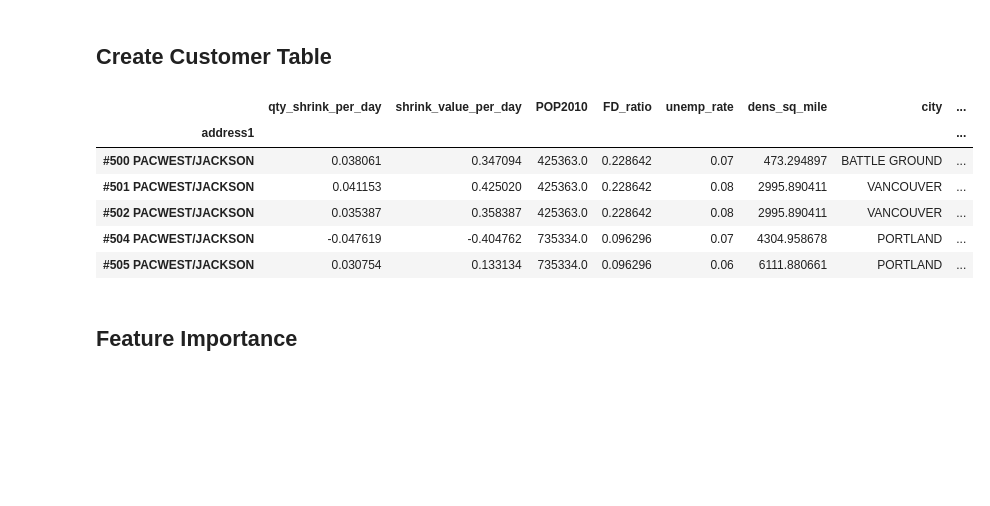
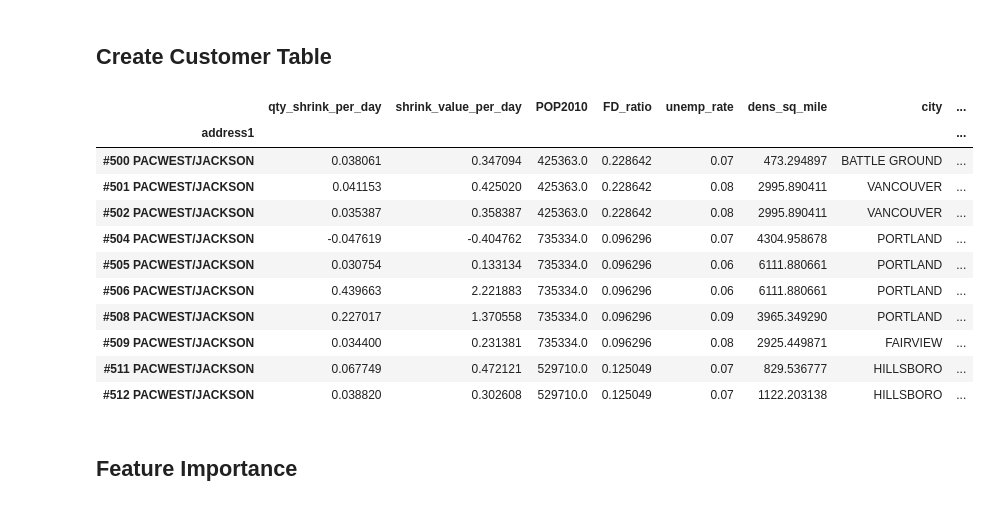
Before and after one commit to lukeolson13/capstone, a Jupyter notebook: customer_segmentation.ipynb, the cells around one changed output. Cells and saved outputs as stored; diff of their text form; code cells hidden in the pictures; blank space fills up the shorter version.

```diff
--- a/customer_segmentation.ipynb
+++ b/customer_segmentation.ipynb
@@ -71,3 +77,25 @@ def silhouette(clusters, ss_arr):
+# %%
+def days_between_visits(row, df):
+    add = row.name
+    foo = df[ df.address1 == add ].groupby(['address1', 'visit_date']).count()
+    num_visits = len(foo)
+    first_visit = foo.index[0][1]
+    last_visit = foo.index[num_visits - 1][1]
+    return (last_visit - first_visit).days / num_visits
+# %%
+def add_cols(df, cust_table):
+    # add in avg items (UPC) per visit
+    foo = df.groupby(['address1', 'visit_date']).count()[['qty_shrink_per_day']]
+    foo['avg_UPC_per_visit'] = foo['qty_shrink_per_day']
+    foo = foo.groupby('address1').mean()[['avg_UPC_per_visit']]
+    cust_table = cust_table.join(foo)
+
+    # add in avg days between visits
+    cust_table['days_between_visits'] = cust_table.apply(days_between_visits, df=df, axis=1)
+
+    # add in last visit date
+    cust_table['last_visit'] = cust_table.apply(last_visit, df=df, axis=1)
+    return cust_table
 # %%
 def build_cust_table(df_file):
     try:
@@ -96,27 +124,31 @@ def build_cust_table(df_file):
                 cust_table.set_value(index, 'customer_id', cust_id)
                 break
 
-        # add in avg items (UPC) per visit
-        foo = df.groupby(['address1', 'visit_date']).count()[['qty_shrink_per_day']]
-        foo['avg_UPC_per_visit'] = foo['qty_shrink_per_day']
-        foo = foo.groupby('address1').mean()[['avg_UPC_per_visit']]
-        cust_table = cust_table.join(foo)
+        cust_table = add_cols(df, cust_table)
 
         cust_table.to_pickle('data/SRP/cust_table_base.pkl')
     return cust_table
 # %%
 df_file = 'data/SRP/clean_data_public_no_crime_lag0.pkl'
 cust_table = build_cust_table(df_file)
+# %%
+df = pd.read_pickle('data/SRP/clean_data_public_no_crime_lag0.pkl')
+cust_table = add_cols(df, cust_table)
 # %%
-cust_table.head()
+cust_table.head(10)
 # %% [output]
 |  | qty_shrink_per_day | shrink_value_per_day | POP2010 | FD_ratio | unemp_rate | dens_sq_mile | city | ... |
 | address1 |  |  |  |  |  |  |  | ... |
 | #500 PACWEST/JACKSON | 0.038061 | 0.347094 | 425363.0 | 0.228642 | 0.07 | 473.294897 | BATTLE GROUND | ... |
 | #501 PACWEST/JACKSON | 0.041153 | 0.425020 | 425363.0 | 0.228642 | 0.08 | 2995.890411 | VANCOUVER | ... |
 | #502 PACWEST/JACKSON | 0.035387 | 0.358387 | 425363.0 | 0.228642 | 0.08 | 2995.890411 | VANCOUVER | ... |
 | #504 PACWEST/JACKSON | -0.047619 | -0.404762 | 735334.0 | 0.096296 | 0.07 | 4304.958678 | PORTLAND | ... |
 | #505 PACWEST/JACKSON | 0.030754 | 0.133134 | 735334.0 | 0.096296 | 0.06 | 6111.880661 | PORTLAND | ... |
+| #506 PACWEST/JACKSON | 0.439663 | 2.221883 | 735334.0 | 0.096296 | 0.06 | 6111.880661 | PORTLAND | ... |
+| #508 PACWEST/JACKSON | 0.227017 | 1.370558 | 735334.0 | 0.096296 | 0.09 | 3965.349290 | PORTLAND | ... |
+| #509 PACWEST/JACKSON | 0.034400 | 0.231381 | 735334.0 | 0.096296 | 0.08 | 2925.449871 | FAIRVIEW | ... |
+| #511 PACWEST/JACKSON | 0.067749 | 0.472121 | 529710.0 | 0.125049 | 0.07 | 829.536777 | HILLSBORO | ... |
+| #512 PACWEST/JACKSON | 0.038820 | 0.302608 | 529710.0 | 0.125049 | 0.07 | 1122.203138 | HILLSBORO | ... |
 # %%
 dummy_cust = pd.get_dummies(cust_table, columns=['customer_id','zip_code', 'state'])
 # including shrink and not inluding dummies
```
Also changed, not shown: parts of 8 cells of this notebook, 1 other file.
